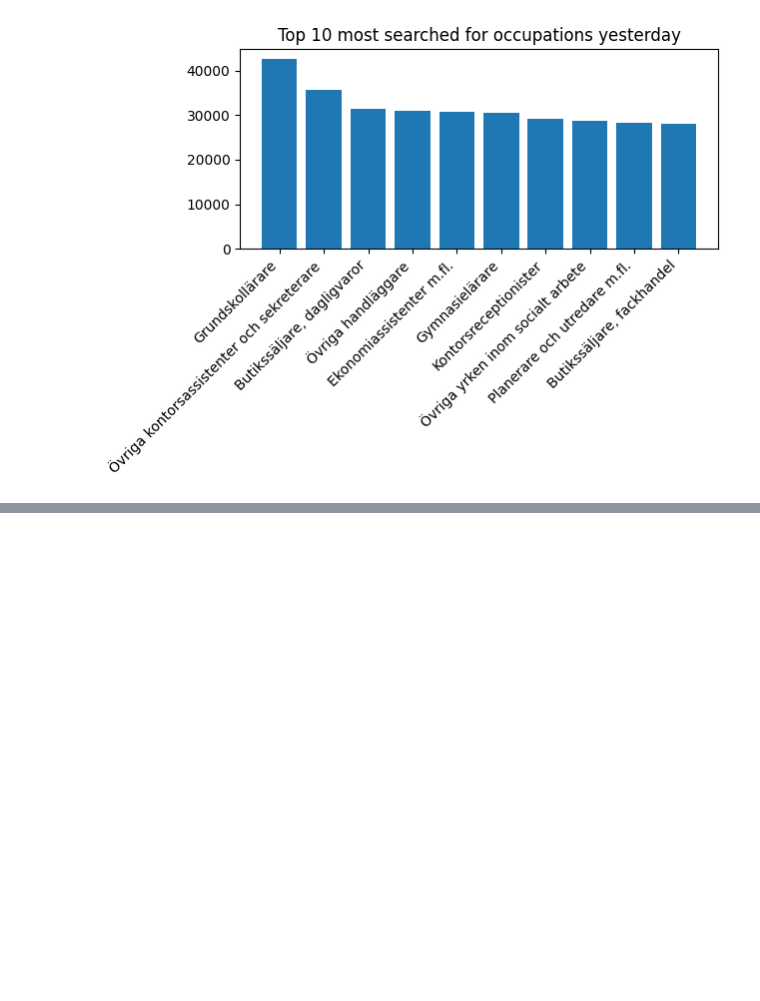
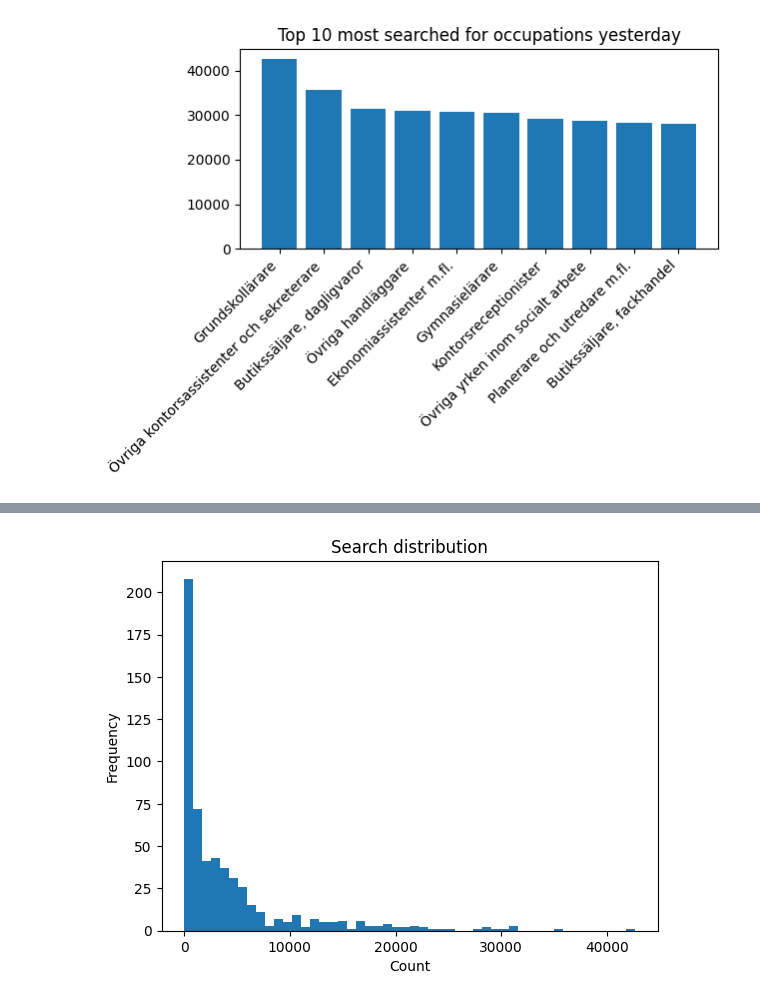
Before and after one commit to SusannaR11/AI_agent_jobsearch_project, a Jupyter notebook: data/eda.ipynb, the cells around one changed output, grey strips where cells are left out. Drawn from its saved outputs; the diff is of its cells as text; code cells hidden in the pictures; blank space fills up the shorter version.

```diff
--- a/data/eda.ipynb
+++ b/data/eda.ipynb
@@ -128,0 +151,11 @@ plt.show()
+# %%
+# check search distribution
+
+plt.figure()
+plt.hist(occupation_group["count"], bins=50)
+plt.title("Search distribution")
+plt.xlabel("Count")
+plt.ylabel("Frequency")
+plt.show()
+# %% [output]
+[figure, added]
```
Also changed, not shown: parts of 11 cells of this notebook.
